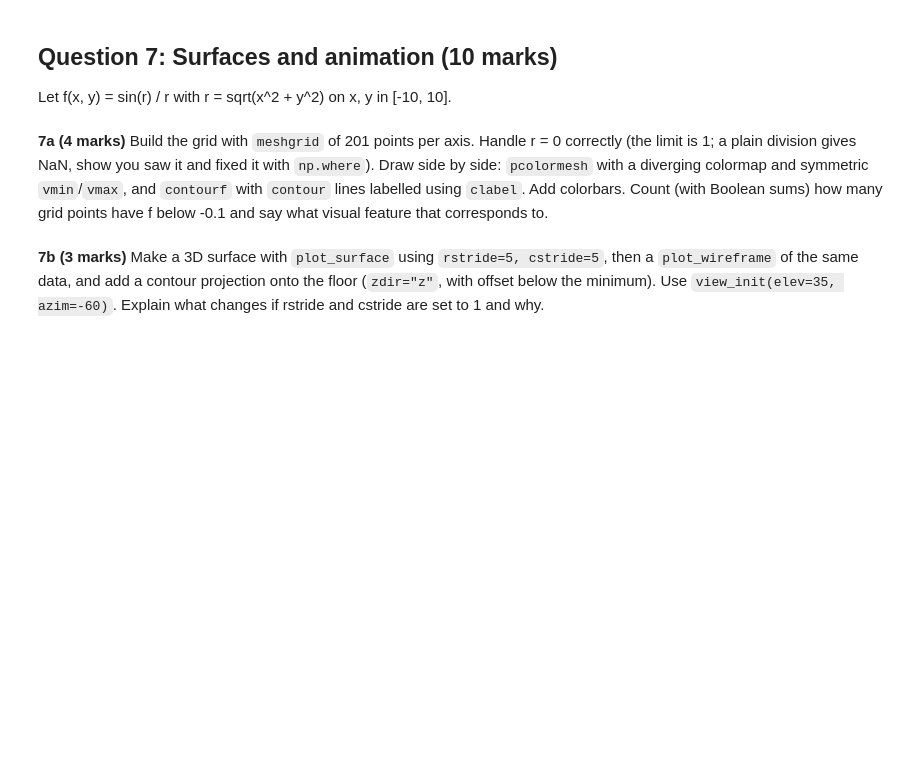
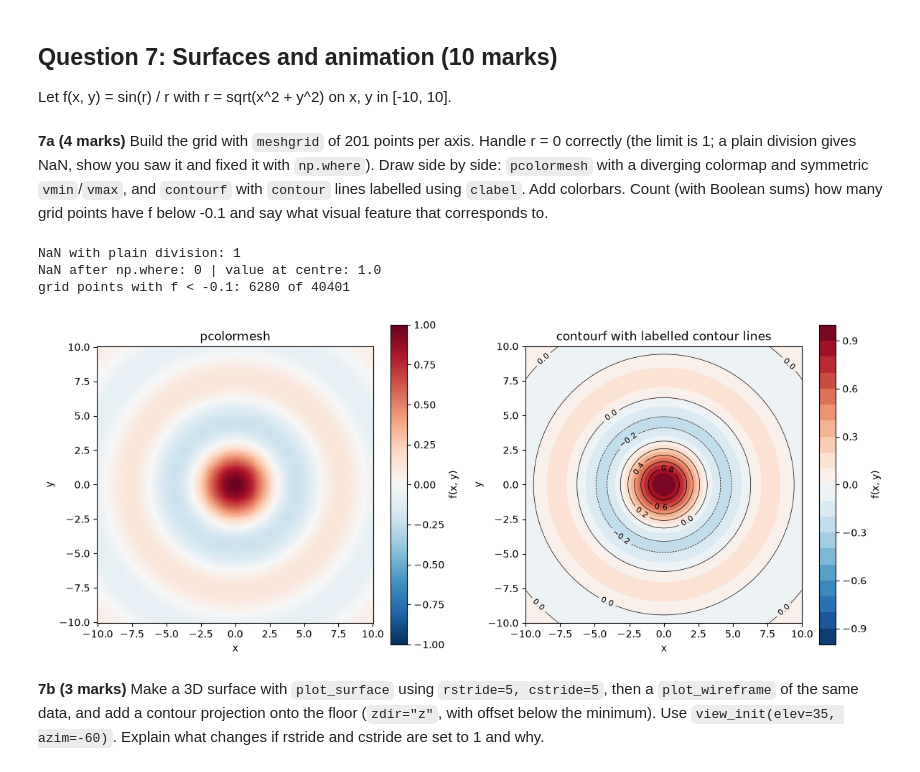
Before and after one commit to AlinaKhalil/PAI-A3-25F-0059, a Jupyter notebook: Assignment3_Programming_for_AI.ipynb, the cells around one changed output. Saved outputs shown, nothing was run; the diff lists cells and outputs as text; code cells hidden in the pictures; blank space fills up the shorter version.

```diff
--- a/Assignment3_Programming_for_AI.ipynb
+++ b/Assignment3_Programming_for_AI.ipynb
@@ -508,7 +521,44 @@ Let f(x, y) = sin(r) / r with r = sqrt(x^2 + y^2) on x, y in [-10, 10].
 # %% [markdown]
 **7a (4 marks)** Build the grid with `meshgrid` of 201 points per axis. Handle r = 0 correctly (the limit is 1; a plain division gives NaN, show you saw it and fixed it with `np.where`). Draw side by side: `pcolormesh` with a diverging colormap and symmetric `vmin`/`vmax`, and `contourf` with `contour` lines labelled using `clabel`. Add colorbars. Count (with Boolean sums) how many grid points have f below -0.1 and say what visual feature that corresponds to.
 # %%
-# YOUR CODE HERE
+u = np.linspace(-10, 10, 201)
+X, Y = np.meshgrid(u, u)
+R = np.sqrt(X**2 + Y**2)
+
+F_plain = np.sin(R) / R
+print("NaN with plain division:", np.isnan(F_plain).sum())
+
+F = np.where(R == 0, 1.0, F_plain)
+print("NaN after np.where:", np.isnan(F).sum(), "| value at centre:", F[100, 100])
+
+lim = np.abs(F).max()
+levels = np.linspace(-lim, lim, 21)
+
+fig, axes = plt.subplots(1, 2, figsize=(12, 5))
+
+p = axes[0].pcolormesh(X, Y, F, cmap="RdBu_r", vmin=-lim, vmax=lim, shading="auto")
+fig.colorbar(p, ax=axes[0], label="f(x, y)")
+axes[0].set_title("pcolormesh")
+
+cf = axes[1].contourf(X, Y, F, levels=levels, cmap="RdBu_r", vmin=-lim, vmax=lim)
+cs = axes[1].contour(X, Y, F, levels=levels[::2], colors="k", linewidths=0.5)
+axes[1].clabel(cs, inline=True, fontsize=8)
+fig.colorbar(cf, ax=axes[1], label="f(x, y)")
+axes[1].set_title("contourf with labelled contour lines")
+
+for ax in axes:
+    ax.set_xlabel("x")
+    ax.set_ylabel("y")
+    ax.set_aspect("equal")
+fig.tight_layout()
+
+below = (F < -0.1).sum()
+print("grid points with f < -0.1:", below, "of", F.size)
+# %% [output]
+NaN with plain division: 1
+NaN after np.where: 0 | value at centre: 1.0
+grid points with f < -0.1: 6280 of 40401
+[figure, added]
 # %% [markdown]
 **7b (3 marks)** Make a 3D surface with `plot_surface` using `rstride=5, cstride=5`, then a `plot_wireframe` of the same data, and add a contour projection onto the floor (`zdir="z"`, with offset below the minimum). Use `view_init(elev=35, azim=-60)`. Explain what changes if rstride and cstride are set to 1 and why.
 # %%
```
Also changed, not shown: parts of 3 cells of this notebook, 1 other file.
